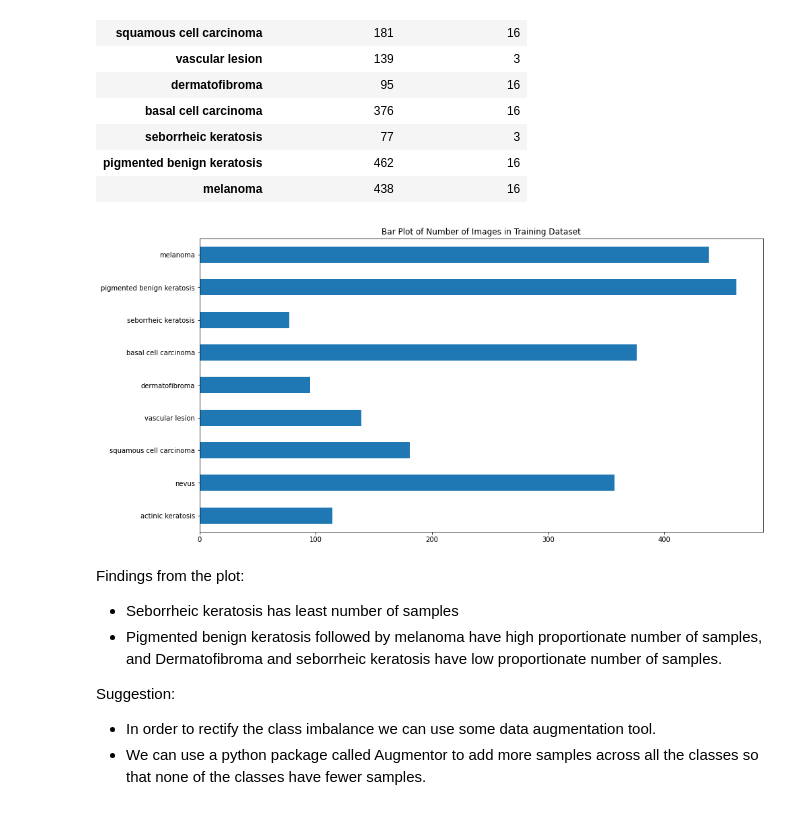
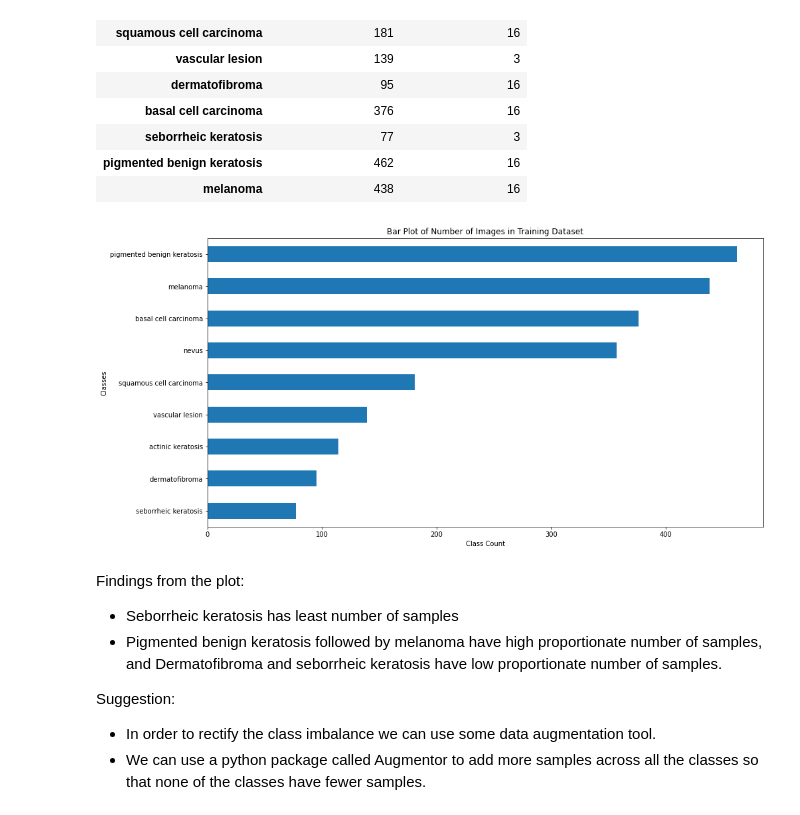
Before and after one commit to Veneeshkrishnan/Melanoma_detection_case_study, a Jupyter notebook: veneesh_balakrishnan.ipynb, the cells around one changed output. Drawn from its saved outputs; the diff is of its cells as text; code cells hidden in the pictures.

```diff
--- a/veneesh_balakrishnan.ipynb
+++ b/veneesh_balakrishnan.ipynb
@@ -399,11 +399,13 @@ summary_df
 # %%
 # Plotting the count plot
 plt.figure(figsize=[15,8])
-summary_df["No_of_Train_Images"].plot.barh()
+summary_df["No_of_Train_Images"].sort_values(ascending=True).plot.barh()
 plt.title("Bar Plot of Number of Images in Training Dataset")
+plt.xlabel("Class Count")
+plt.ylabel("Classes")
 plt.show()
 # %% [output]
-[figure, old version]
+[figure, new version]
 # %% [markdown]
 Findings from the plot:
 - Seborrheic keratosis has least number of samples
```
Also changed, not shown: parts of 2 cells of this notebook.
